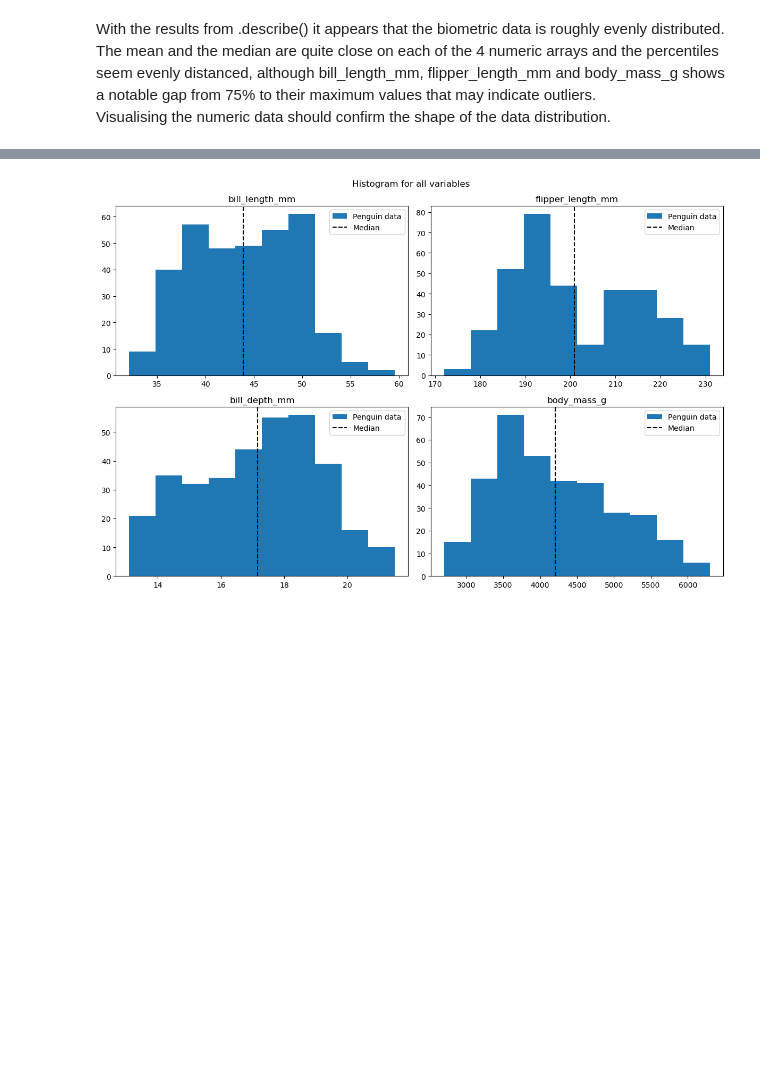
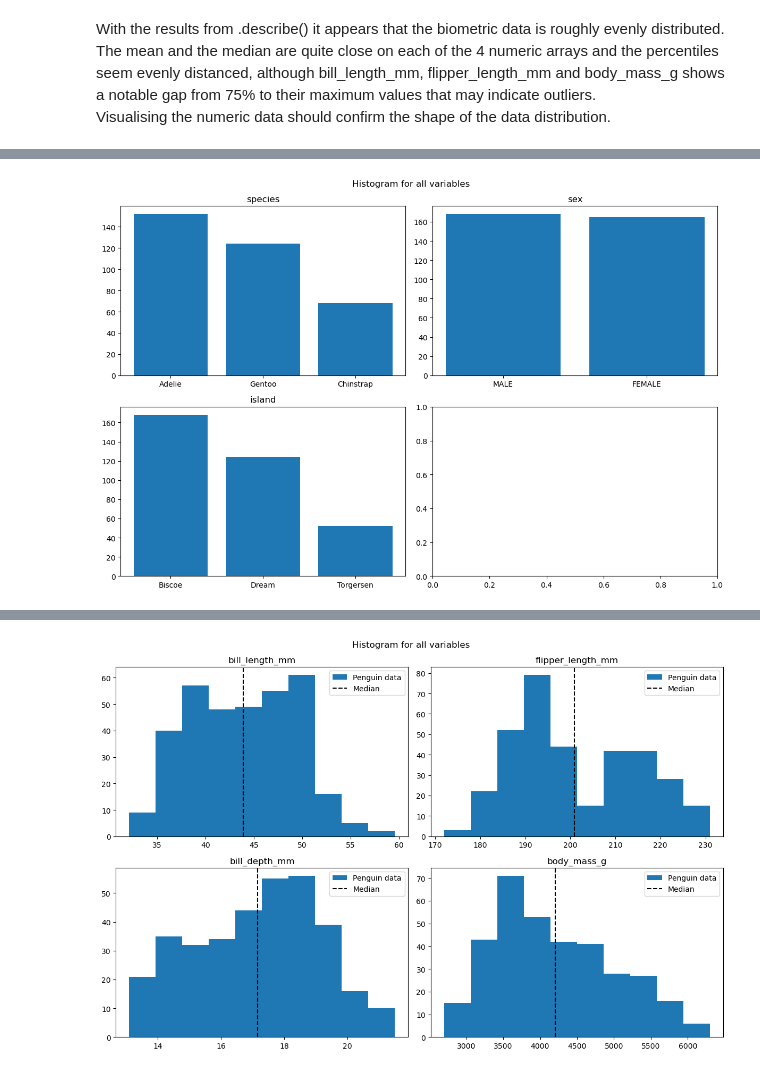
Before and after one commit to noyo0/Fundamentals_DataAnalysis, a Jupyter notebook: tasks.ipynb, the cells around one changed output, grey strips where cells are left out. Saved outputs shown, nothing was run; the diff lists cells and outputs as text; code cells hidden in the pictures; blank space fills up the shorter version.

```diff
--- a/tasks.ipynb
+++ b/tasks.ipynb
@@ -396,0 +403,24 @@ With the results from .describe() it appears that the biometric data is roughly
+# %%
+# Visualise penguine categorical data with bar charts
+
+import matplotlib.pyplot as plt
+#set variable names
+#print(df.columns)
+c=['species', 'island', 'sex']
+
+#set up plot for 3 charts
+fig, axs = plt.subplots(2,2, figsize=(12,8))
+fig.suptitle('Histogram for all variables ',fontsize=12)
+rows=[0,1,0]
+cols=[0,0,1]
+#loop through numeric data and draw histogram
+for i in range(3):
+    freq = df[c[i]].value_counts()
+    names = freq.index
+    axs[rows[i],cols[i]].bar(names, freq)
+    axs[rows[i],cols[i]].set_title(c[i])
+
+plt.tight_layout() #keep the text from overlapping
+plt.show()
+# %% [output]
+[figure, added]
```
Also changed, not shown: parts of 7 cells of this notebook.
